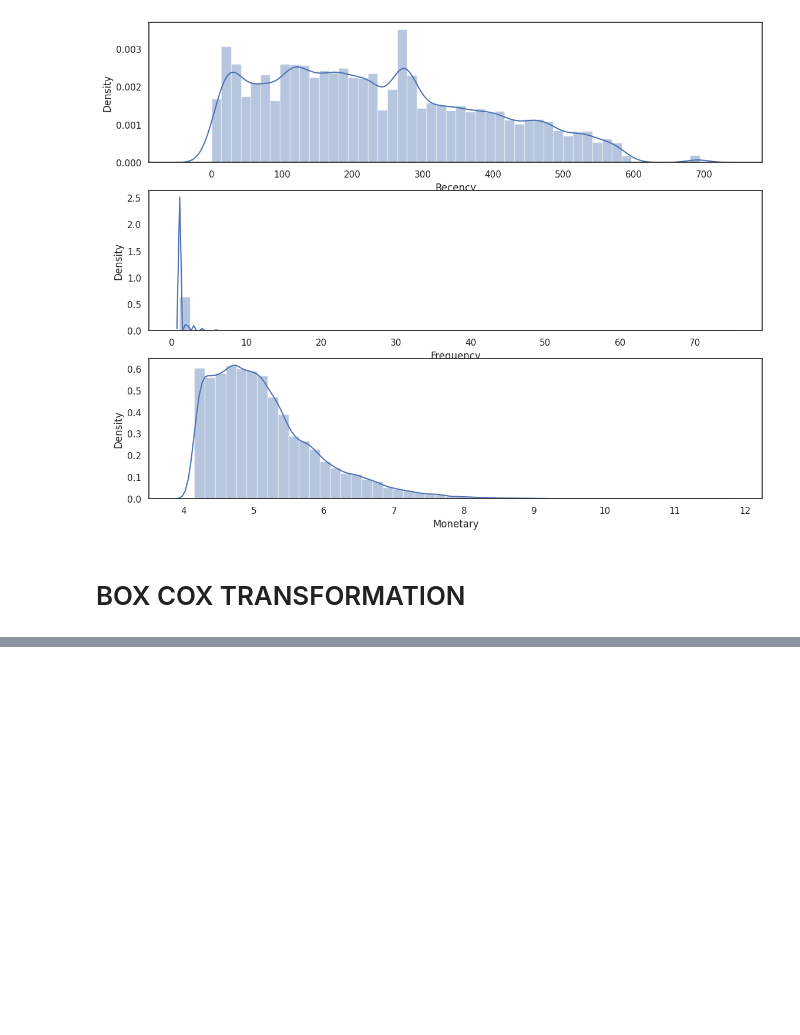
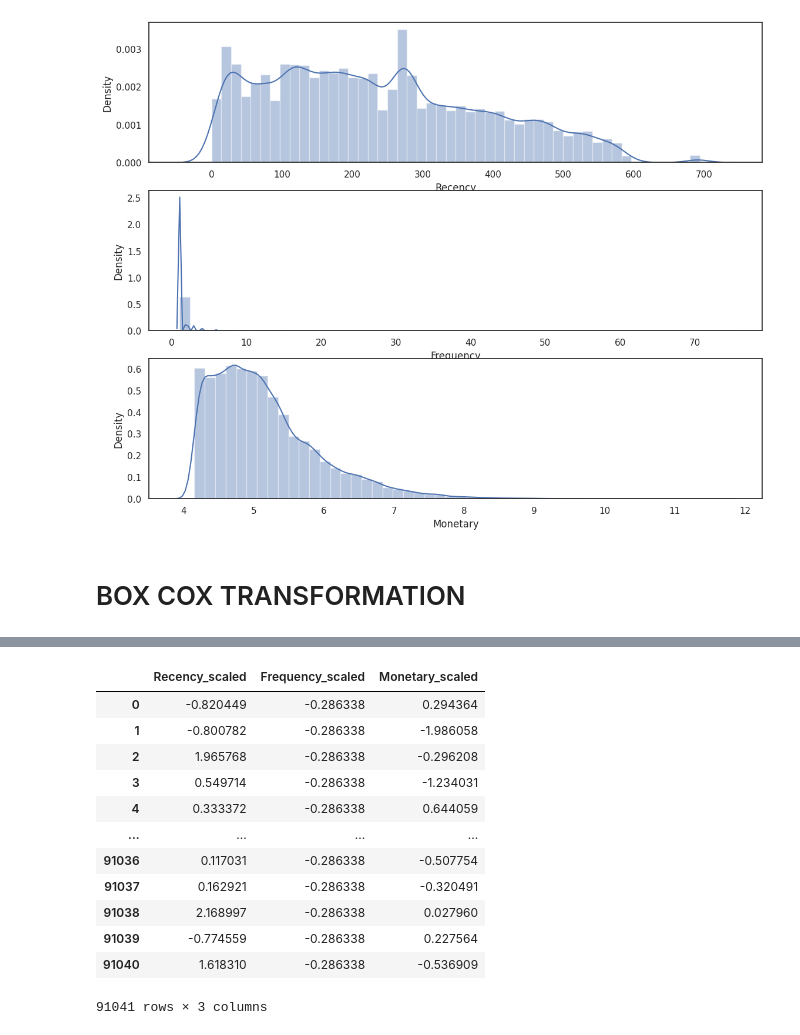
Before and after one commit to Pablocodes1993/finalproject, a Jupyter notebook: RFM_ANALYSIS.ipynb, the cells around one changed output, grey strips where cells are left out. Cells and saved outputs as stored; diff of their text form; code cells hidden in the pictures; blank space fills up the shorter version.

```diff
--- a/RFM_ANALYSIS.ipynb
+++ b/RFM_ANALYSIS.ipynb
@@ -869,0 +1052,23 @@ print(transformed_data)
+# %%
+
+# Standardize the data
+scaler = StandardScaler()
+X_scaled = scaler.fit_transform(RFM_boxcox_wo[['Recency', 'Frequency', 'Monetary']])
+
+# Create a new DataFrame with scaled columns
+RFM_boxcox_wo_scaled = pd.DataFrame(X_scaled, columns=['Recency_scaled', 'Frequency_scaled', 'Monetary_scaled'])
+RFM_boxcox_wo_scaled
+# %% [output]
+|  | Recency_scaled | Frequency_scaled | Monetary_scaled |
+| 0 | -0.820449 | -0.286338 | 0.294364 |
+| 1 | -0.800782 | -0.286338 | -1.986058 |
+| 2 | 1.965768 | -0.286338 | -0.296208 |
+| 3 | 0.549714 | -0.286338 | -1.234031 |
+| 4 | 0.333372 | -0.286338 | 0.644059 |
+| ... | ... | ... | ... |
+| 91036 | 0.117031 | -0.286338 | -0.507754 |
+| 91037 | 0.162921 | -0.286338 | -0.320491 |
+| 91038 | 2.168997 | -0.286338 | 0.027960 |
+| 91039 | -0.774559 | -0.286338 | 0.227564 |
+| 91040 | 1.618310 | -0.286338 | -0.536909 |
+91041 rows × 3 columns
```
Also changed, not shown: parts of 15 cells of this notebook.
